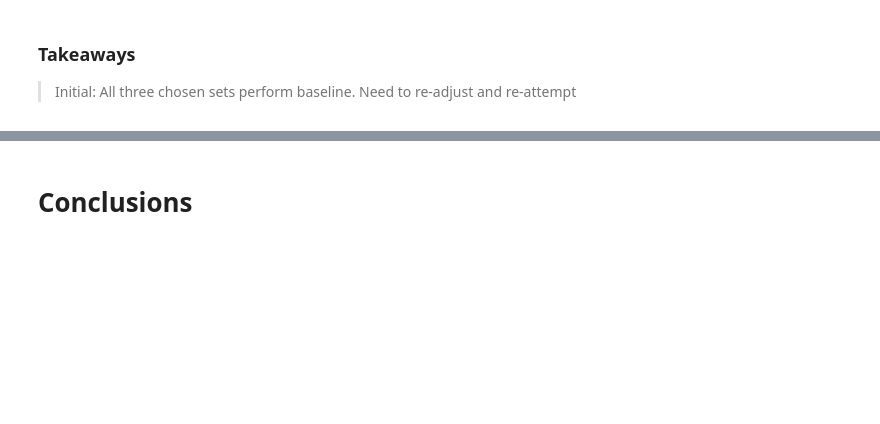
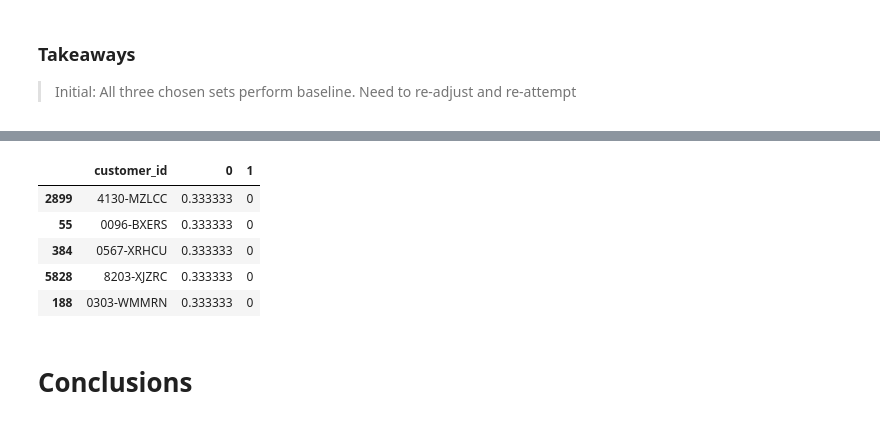
Before and after one commit to joshua-shorterivey/classification_project, a Jupyter notebook: working_notebook.ipynb, the cells around one changed output, grey strips where cells are left out. Saved outputs shown, nothing was run; the diff lists cells and outputs as text; code cells hidden in the pictures; blank space fills up the shorter version.

```diff
--- a/working_notebook.ipynb
+++ b/working_notebook.ipynb
@@ -935,0 +989,4 @@ validate_comparison
+# %%
+predictions = pd.Series(y_pred, index=X_test.index)
+# %%
+final_predictions = pd.DataFrame(pd.concat([probabilities, predictions], axis=1))
@@ -935,0 +997,13 @@ validate_comparison
+# %%
+customer_id = df[['customer_id']].iloc[predictions.index]
+# %%
+final_final_predictions = pd.concat([customer_id, final_predictions], axis=1)
+# %%
+final_final_predictions.head()
+# %% [output]
+|  | customer_id | 0 | 1 |
+| 2899 | 4130-MZLCC | 0.333333 | 0 |
+| 55 | 0096-BXERS | 0.333333 | 0 |
+| 384 | 0567-XRHCU | 0.333333 | 0 |
+| 5828 | 8203-XJZRC | 0.333333 | 0 |
+| 188 | 0303-WMMRN | 0.333333 | 0 |
```
Also changed, not shown: parts of 26 cells of this notebook, 2 other files.
